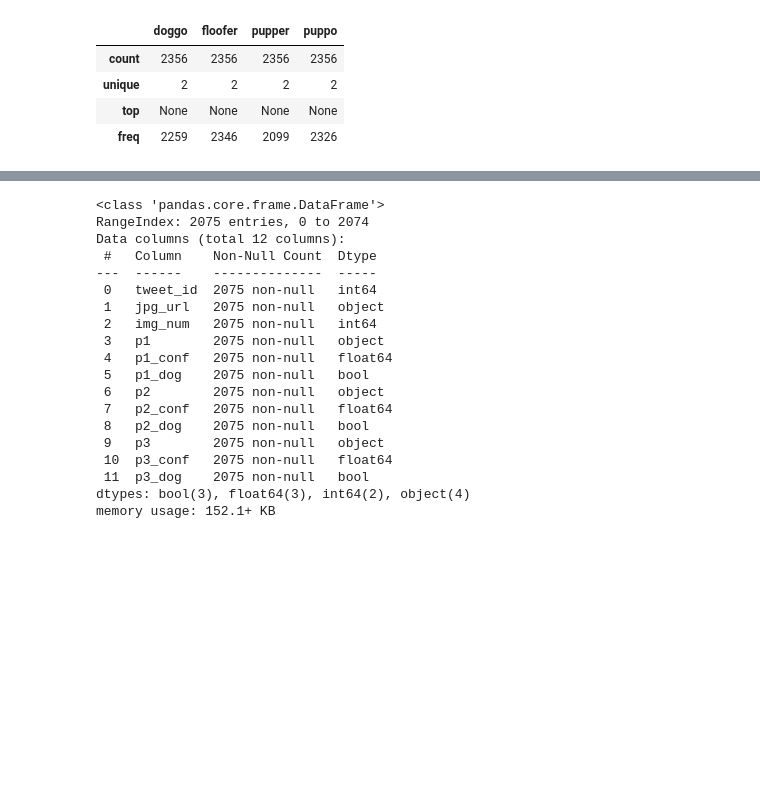
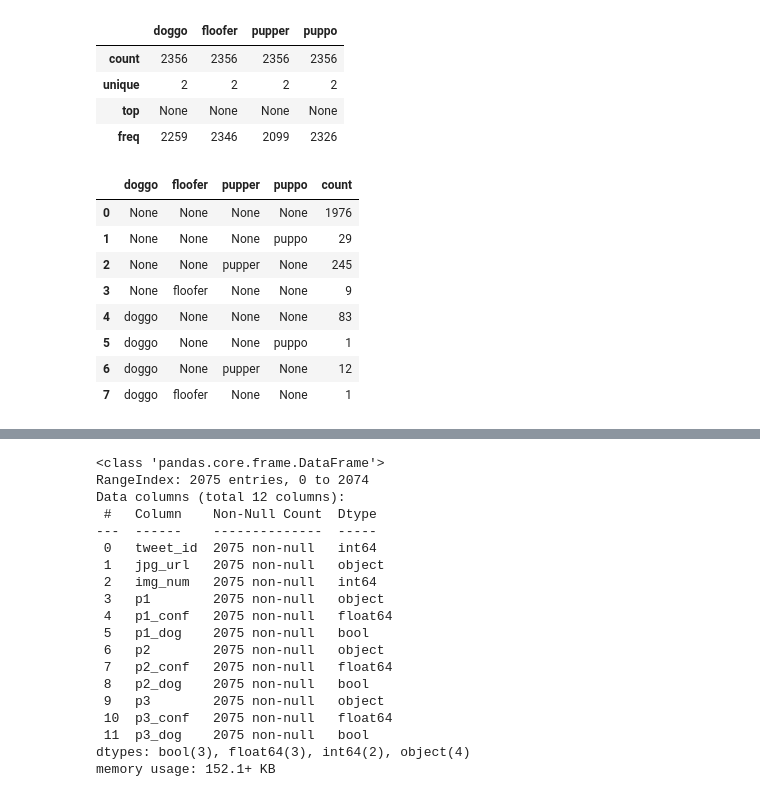
Before and after one commit to AhmedSalam22/Wrangle-and-Analyze-Data, a Jupyter notebook: wrangle_act.ipynb, the cells around one changed output, grey strips where cells are left out. Saved outputs shown, nothing was run; the diff lists cells and outputs as text; code cells hidden in the pictures; blank space fills up the shorter version.

```diff
--- a/wrangle_act.ipynb
+++ b/wrangle_act.ipynb
@@ -101,6 +119,18 @@ twitter_archive[["doggo" , "floofer" , "pupper" , "puppo"] ].describe()
 | unique | 2 | 2 | 2 | 2 |
 | top | None | None | None | None |
 | freq | 2259 | 2346 | 2099 | 2326 |
+# %%
+twitter_archive.groupby(["doggo", "floofer", "pupper", "puppo"]).size().reset_index().rename(columns={0: "count"})
+# %% [output]
+|  | doggo | floofer | pupper | puppo | count |
+| 0 | None | None | None | None | 1976 |
+| 1 | None | None | None | puppo | 29 |
+| 2 | None | None | pupper | None | 245 |
+| 3 | None | floofer | None | None | 9 |
+| 4 | doggo | None | None | None | 83 |
+| 5 | doggo | None | None | puppo | 1 |
+| 6 | doggo | None | pupper | None | 12 |
+| 7 | doggo | floofer | None | None | 1 |
 # %%
 twitter_archive.name.value_counts()
 # %% [output]
```
Also changed, not shown: parts of 45 cells of this notebook, 3 other files.
